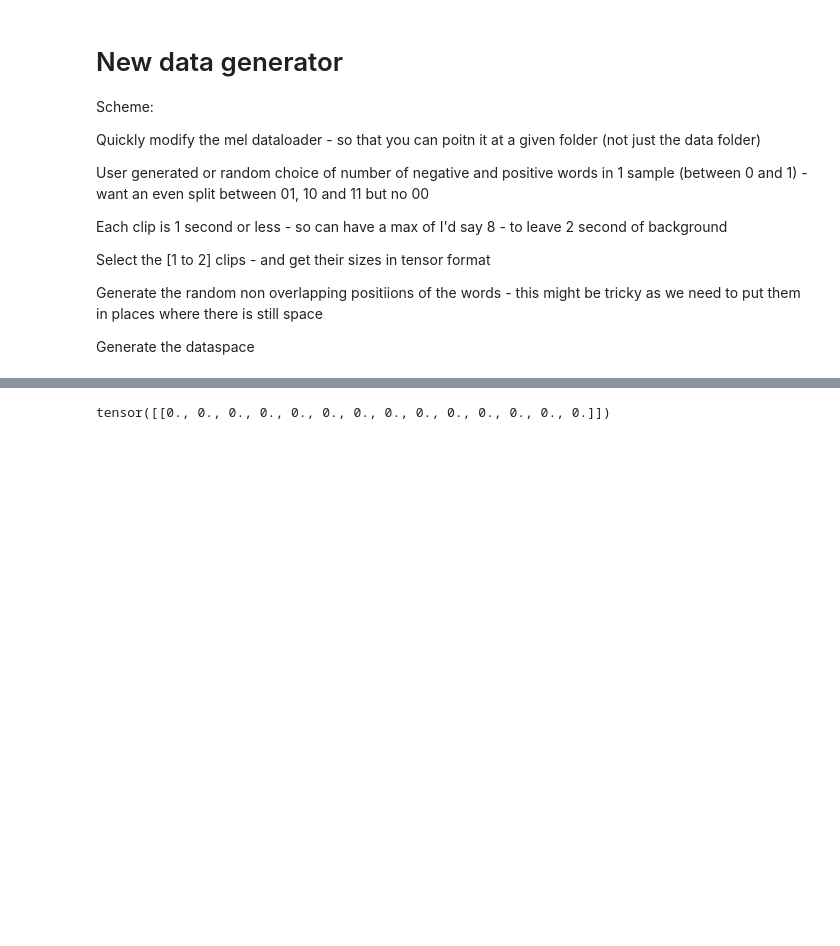
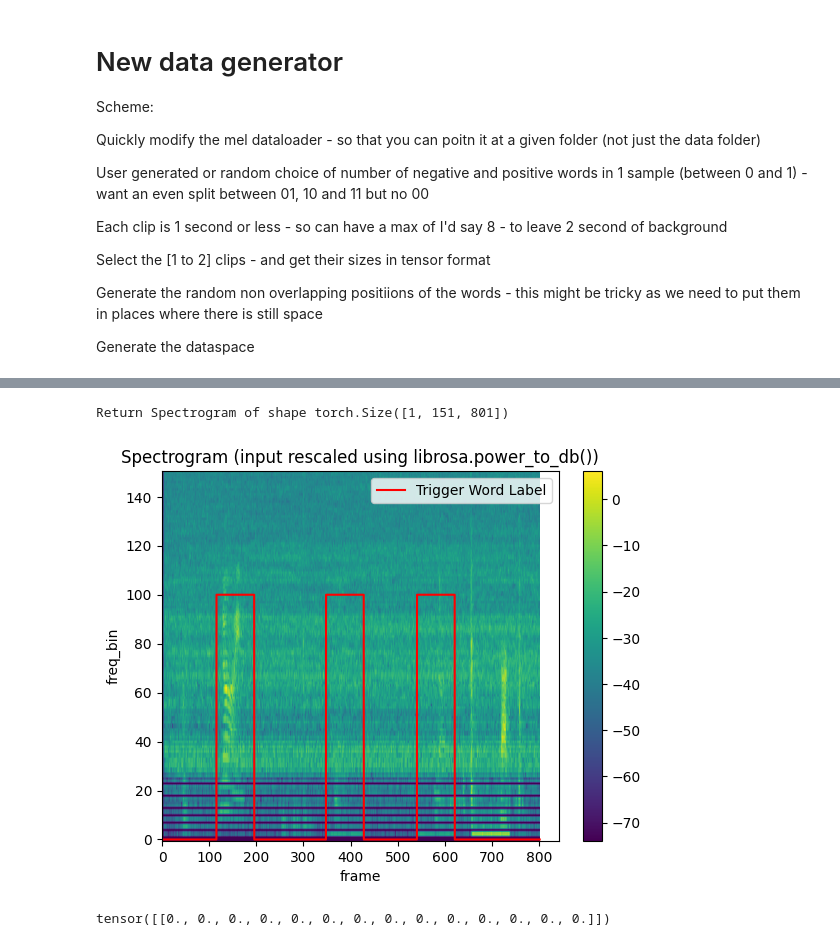
Before and after one commit to aworma4/Trigger_Word_Detction, a Jupyter notebook: Testing_new_data_generator.ipynb, the cells around one changed output, grey strips where cells are left out. Drawn from its saved outputs; the diff is of its cells as text; code cells hidden in the pictures; blank space fills up the shorter version.

Commit message:
working new data loader class - just need to make it iterate thorugh all files and split by test train

```diff
--- a/Testing_new_data_generator.ipynb
+++ b/Testing_new_data_generator.ipynb
@@ -24,0 +298,8 @@ import numpy as np
+# %%
+filepath_list = val.generate_filepaths(val.folder_trigger_word)[0:3]
+filepath_list_neg = val.generate_filepaths(val.folder_negative_word)[0]
+filepath_list.append(filepath_list_neg)
+bool_tw_list = [True] * 4
+bool_tw_list[-1] = False
+
+background = val.create_background()
@@ -24,0 +318,5 @@ import numpy as np
+# %%
+wav,label_out = val.generate_sample_list(bool_tw_list,background,filepath_list)
+
+from IPython.display import Audio
+Audio(wav.numpy()[0], rate=16000,autoplay=True )
@@ -25,3 +336,32 @@ import numpy as np
+# %%
+#visualise as spectrogram
+import torchaudio.transforms as T
+from data_loading import plot_spectrogram
+def apply_spectrogram(padded_waveform,number_frequencies = 151, number_time_steps = 400, sample_rate = 16000):
+    '''
+    Number frequency and time step - derived from those used in the original model createion
+    '''
+
+
+    spectrogram =  T.MelSpectrogram(sample_rate,
+                                    n_fft=number_time_steps,
+                                    n_mels = number_frequencies,
+                                    normalized = True)
+
+    spec = spectrogram(padded_waveform)
+
+    print(f'Return Spectrogram of shape {spec.shape}')
+
+    return spec
+
+padded_spec = apply_spectrogram(wav)
+
+
+
+plot_spectrogram(padded_spec[0],label_out.detach().numpy(), title=None, ylabel='freq_bin', aspect='auto', xmax=None)
+# %% [output]
+Return Spectrogram of shape torch.Size([1, 151, 801])
+[figure, added]
 # %%
 
 #start with array of size 10 secs at
```
Also changed, not shown: parts of 8 cells of this notebook, 1 other file.
